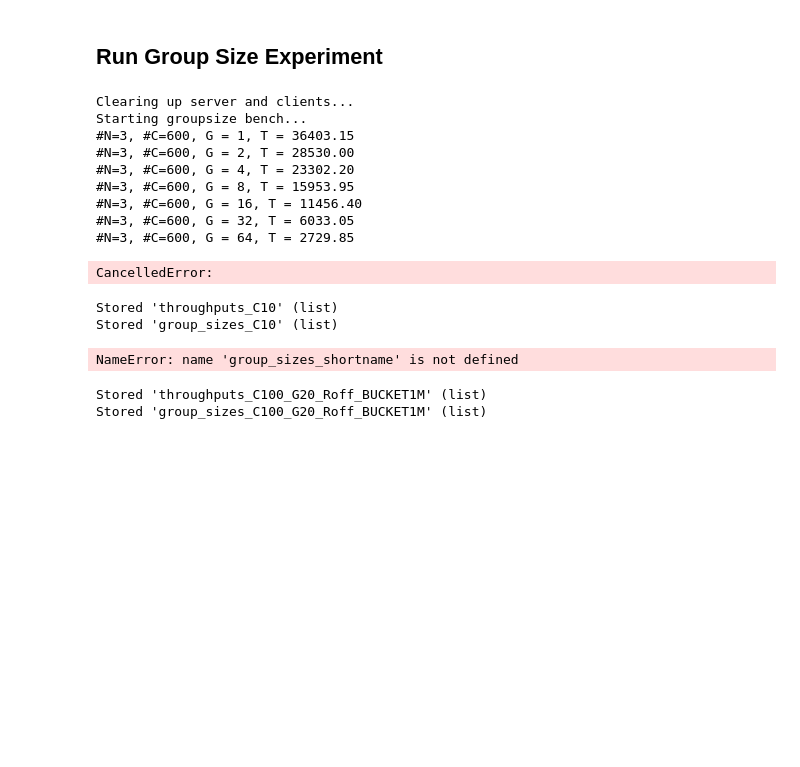
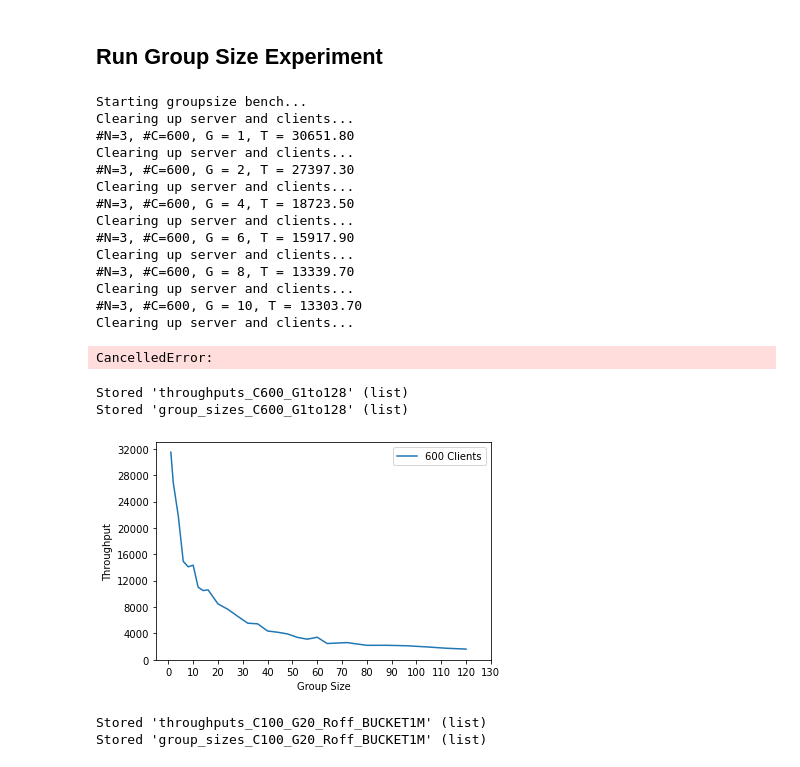
Before and after one commit to princeton-sns/frida, a Jupyter notebook: benchmark_notebook.ipynb, the cells around one changed output. Cells and saved outputs as stored; diff of their text form; code cells hidden in the pictures; blank space fills up the shorter version.

```diff
--- a/benchmark_notebook.ipynb
+++ b/benchmark_notebook.ipynb
@@ -338,9 +454,9 @@ async def run_groupsize_exp_single(num_nodes = 10, duration = 20, keepout = 5, d
 # %% [markdown]
 ## Run Group Size Experiment
 # %%
-group_sizes = [2**i for i in range(0,10)]
-# group_sizes = list(range(2,21,2))
-#group_sizes = [8] * 10
+# group_sizes = [2**i for i in range(0,10)]
+group_sizes = [1] + list(range(2,16,2)) + list(range(16, 64, 4)) + list(range(64,128,8))
+# group_sizes = [1] * 10
 num_clients = 600
 num_nodes = 3
 # warmup_runs = 2
@@ -373,17 +489,22 @@ for size in group_sizes:
 #     print("{} warm-ups running...".format(warmup_runs))
 #     for i in range(warmup_runs):
 #         await run_latency_exp_single(num_nodes, 10, 1, num_clients = 100, server_node=server_node, is_warmup=True)
-    throughput = await run_groupsize_exp_single(duration =    40, keepout = 10, num_nodes = num_nodes, num_clients = num_clients, group_size = size)
+    throughput = await run_groupsize_exp_single(duration = 20, keepout = 5, num_nodes = num_nodes, num_clients = num_clients, group_size = size)
     print("#N={}, #C={}, G = {}, T = {:.2f}".format(num_nodes, num_clients, size, throughput))
     throughputs.append(throughput)
 # %% [output]
+Starting groupsize bench...
 Clearing up server and clients...
-Starting groupsize bench...
-#N=3, #C=600, G = 1, T = 36403.15
-#N=3, #C=600, G = 2, T = 28530.00
-#N=3, #C=600, G = 4, T = 23302.20
-#N=3, #C=600, G = 8, T = 15953.95
-#N=3, #C=600, G = 16, T = 11456.40
-#N=3, #C=600, G = 32, T = 6033.05
-#N=3, #C=600, G = 64, T = 2729.85
+#N=3, #C=600, G = 1, T = 30651.80
+Clearing up server and clients...
+#N=3, #C=600, G = 2, T = 27397.30
+Clearing up server and clients...
+#N=3, #C=600, G = 4, T = 18723.50
+Clearing up server and clients...
+#N=3, #C=600, G = 6, T = 15917.90
+Clearing up server and clients...
+#N=3, #C=600, G = 8, T = 13339.70
+Clearing up server and clients...
+#N=3, #C=600, G = 10, T = 13303.70
+Clearing up server and clients...
 CancelledError:
@@ -393,22 +511,24 @@ ys = throughputs
 # %%
-throughputs_C10 = throughputs
-group_sizes_C10 = group_sizes
-%store throughputs_C10
-%store group_sizes_C10
-write_to_file("throughputs_C10", throughputs_C10)
-write_to_file("group_sizes_C10", group_sizes_C10)
+throughputs_C600_G1to128 = throughputs
+group_sizes_C600_G1to128 = group_sizes
+%store throughputs_C600_G1to128
+%store group_sizes_C600_G1to128
+# write_to_file("throughputs_C10", throughputs_C10)
+# write_to_file("group_sizes_C10", group_sizes_C10)
 # %% [output]
-Stored 'throughputs_C10' (list)
-Stored 'group_sizes_C10' (list)
+Stored 'throughputs_C600_G1to128' (list)
+Stored 'group_sizes_C600_G1to128' (list)
 # %%
-plt.plot(group_sizes_shortname, throughputs_shortname, label="4 Nodes")
-plt.xticks(np.arange(0, 21, step = 1))
+plt.plot(group_sizes_C600_G1to128, throughputs_C600_G1to128, label="600 Clients")
+plt.xticks(np.arange(0, 131, step = 10))
+plt.yticks(np.arange(0, 32001, step = 4000))
 plt.xlabel("Group Size")
 plt.ylabel("Throughput")
 plt.legend()
+plt.savefig("groupsize-SNS", bbox_inches='tight', dpi = 1200)
 plt.show()
 # %% [output]
-NameError: name 'group_sizes_shortname' is not defined
+[figure, added]
 # %%
 throughputs_C40_G20_Roff = throughputs
 group_sizes_C40_G20_Roff = group_sizes
```
Also changed, not shown: parts of 31 cells of this notebook.
